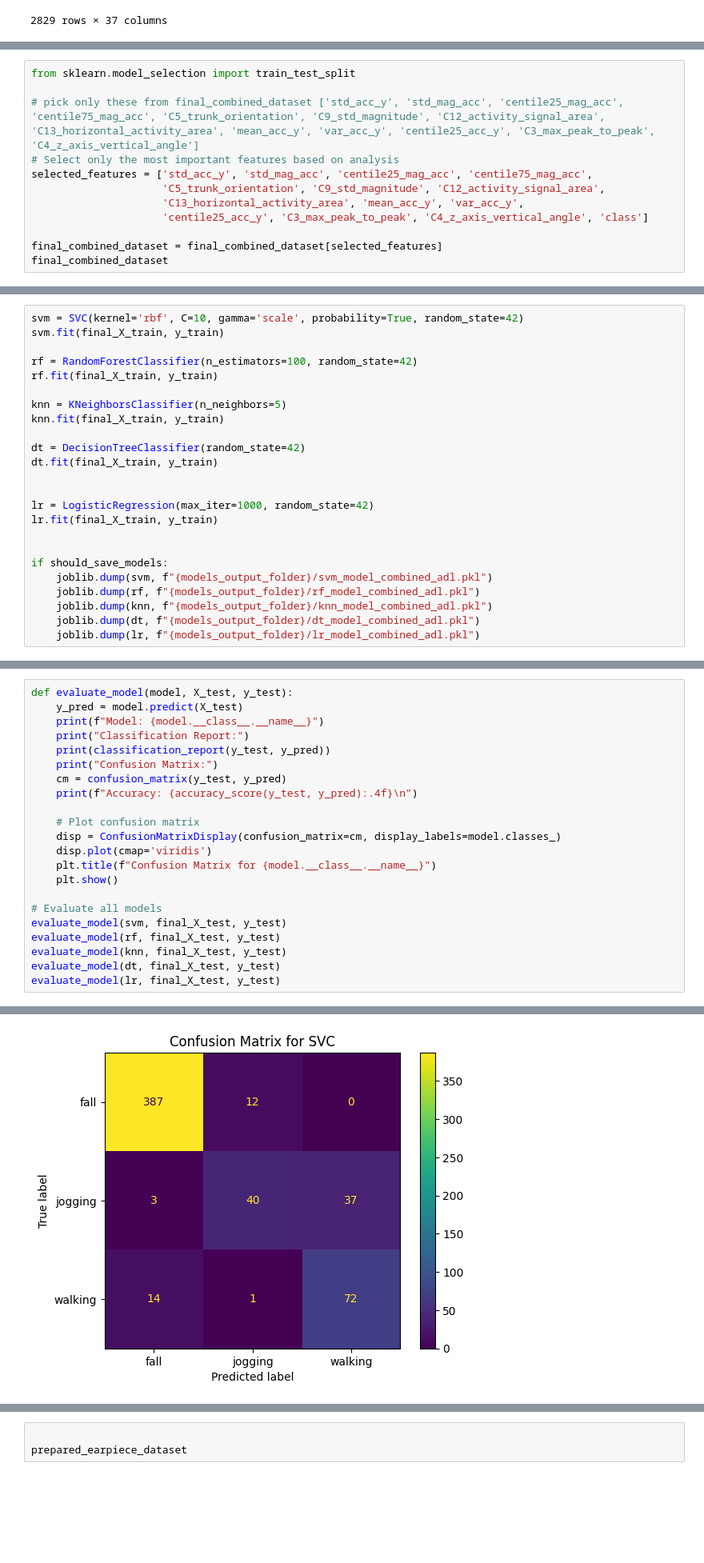
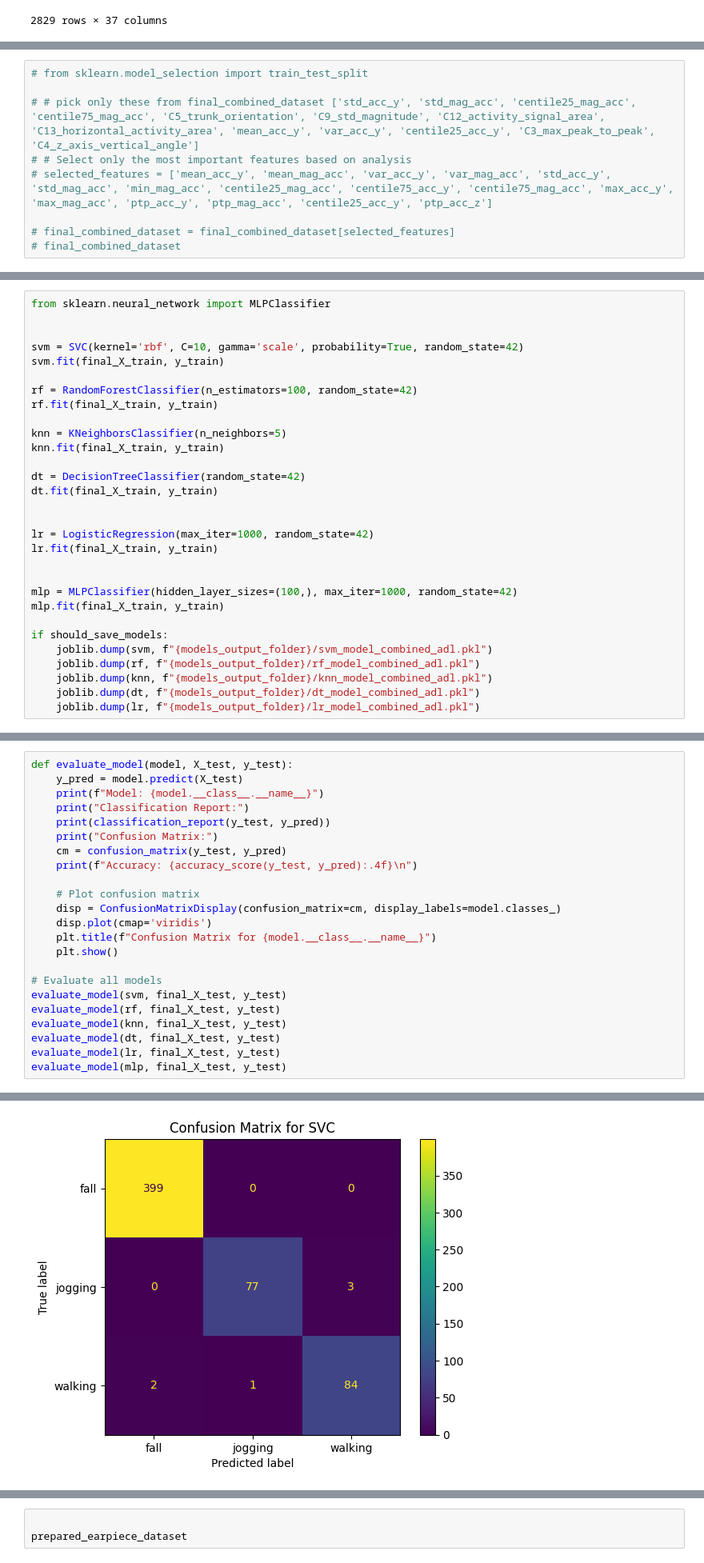
Before and after one commit to Amirjf/fall-detection, a Jupyter notebook: combined_datasets_adl_classification.ipynb, the cells around one changed output, grey strips where cells are left out. Shown: that part at 80% size. Cells and saved outputs as stored; diff of their text form; blank space fills up the shorter version.

```diff
--- a/combined_datasets_adl_classification.ipynb
+++ b/combined_datasets_adl_classification.ipynb
@@ -1201,12 +1089,9 @@ final_combined_dataset
 # %%
-from sklearn.model_selection import train_test_split
+# from sklearn.model_selection import train_test_split
 
-# pick only these from final_combined_dataset ['std_acc_y', 'std_mag_acc', 'centile25_mag_acc', 'centile75_mag_acc', 'C5_trunk_orientation', 'C9_std_magnitude', 'C12_activity_signal_area', 'C13_horizontal_activity_area', 'mean_acc_y', 'var_acc_y', 'centile25_acc_y', 'C3_max_peak_to_peak', 'C4_z_axis_vertical_angle']
-# Select only the most important features based on analysis
-selected_features = ['std_acc_y', 'std_mag_acc', 'centile25_mag_acc', 'centile75_mag_acc',
-                     'C5_trunk_orientation', 'C9_std_magnitude', 'C12_activity_signal_area',
-                     'C13_horizontal_activity_area', 'mean_acc_y', 'var_acc_y',
-                     'centile25_acc_y', 'C3_max_peak_to_peak', 'C4_z_axis_vertical_angle', 'class']
+# # pick only these from final_combined_dataset ['std_acc_y', 'std_mag_acc', 'centile25_mag_acc', 'centile75_mag_acc', 'C5_trunk_orientation', 'C9_std_magnitude', 'C12_activity_signal_area', 'C13_horizontal_activity_area', 'mean_acc_y', 'var_acc_y', 'centile25_acc_y', 'C3_max_peak_to_peak', 'C4_z_axis_vertical_angle']
+# # Select only the most important features based on analysis
+# selected_features = ['mean_acc_y', 'mean_mag_acc', 'var_acc_y', 'var_mag_acc', 'std_acc_y', 'std_mag_acc', 'min_mag_acc', 'centile25_mag_acc', 'centile75_acc_y', 'centile75_mag_acc', 'max_acc_y', 'max_mag_acc', 'ptp_acc_y', 'ptp_mag_acc', 'centile25_acc_y', 'ptp_acc_z']
 
-final_combined_dataset = final_combined_dataset[selected_features]
-final_combined_dataset
+# final_combined_dataset = final_combined_dataset[selected_features]
+# final_combined_dataset
@@ -1244,4 +1127,7 @@ final_X_train
 # %%
+from sklearn.neural_network import MLPClassifier
+
+
 svm = SVC(kernel='rbf', C=10, gamma='scale', probability=True, random_state=42)
 svm.fit(final_X_train, y_train)
 
@@ -1259,6 +1145,9 @@ lr = LogisticRegression(max_iter=1000, random_state=42)
 lr.fit(final_X_train, y_train)
 
 
+mlp = MLPClassifier(hidden_layer_sizes=(100,), max_iter=1000, random_state=42)
+mlp.fit(final_X_train, y_train)
+
 if should_save_models:
     joblib.dump(svm, f"{models_output_folder}/svm_model_combined_adl.pkl")
     joblib.dump(rf, f"{models_output_folder}/rf_model_combined_adl.pkl")
@@ -1295,6 +1176,7 @@ evaluate_model(rf, final_X_test, y_test)
 evaluate_model(knn, final_X_test, y_test)
 evaluate_model(dt, final_X_test, y_test)
 evaluate_model(lr, final_X_test, y_test)
+evaluate_model(mlp, final_X_test, y_test)
 # %% [output]
 Model: SVC
 Classification Report:
@@ -1313,4 +1195,4 @@ Accuracy: 0.8816
-[figure, old version]
+[figure, new version]
 Model: RandomForestClassifier
 Classification Report:
               precision    recall  f1-score   support
```
Also changed, not shown: parts of 17 cells of this notebook, 11 other files.
